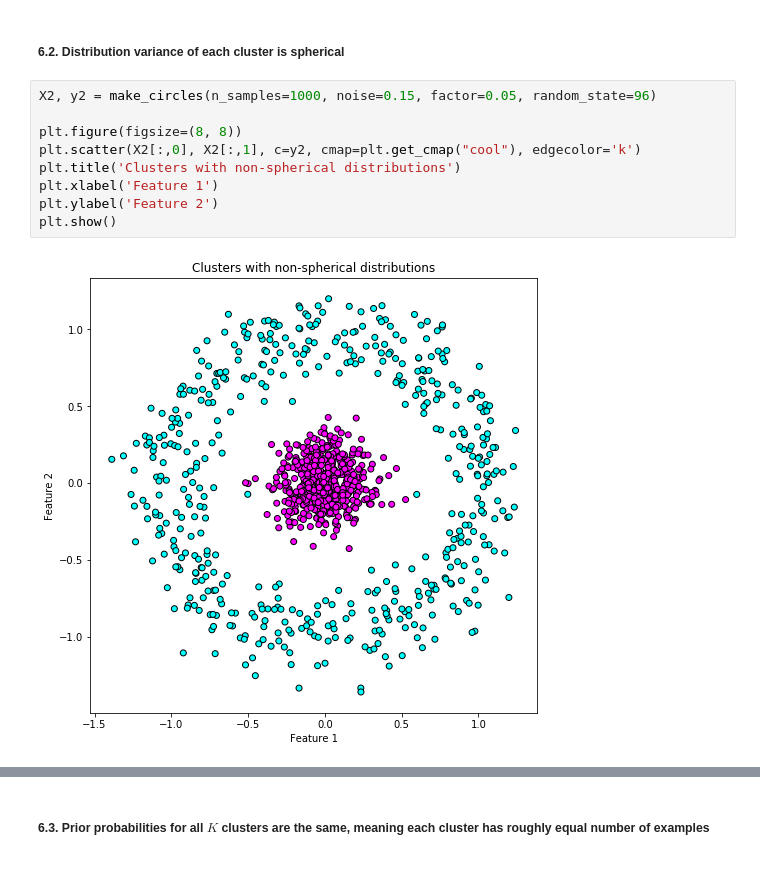
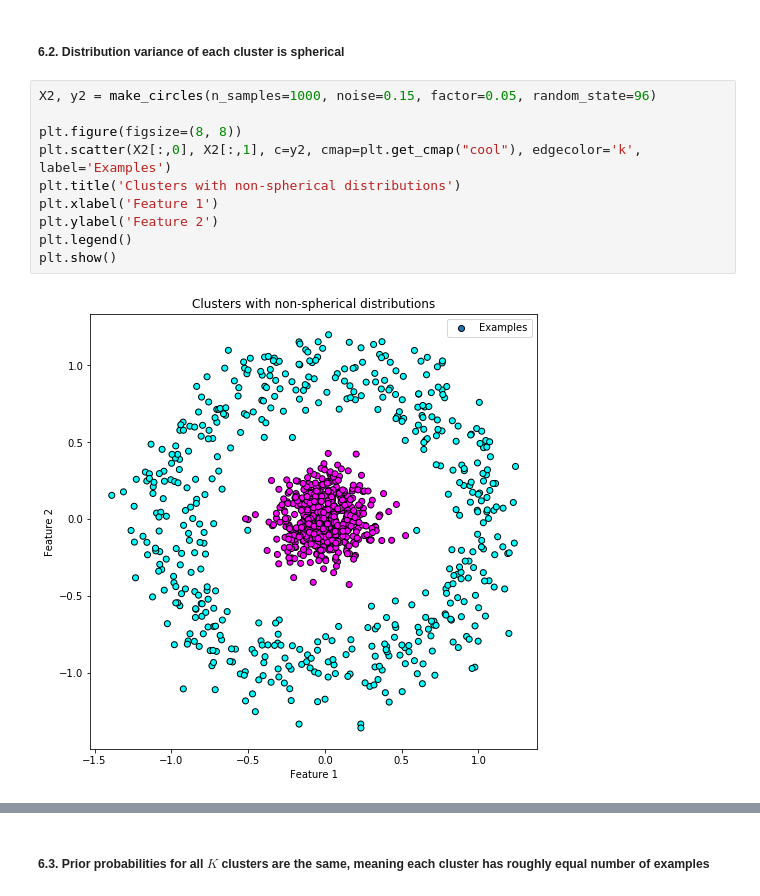
Before and after one commit to tzadro/aldm-lab, a Jupyter notebook: K-Means.ipynb, the cells around one changed output, grey strips where cells are left out. Drawn from its saved outputs; the diff is of its cells as text.

```diff
--- a/K-Means.ipynb
+++ b/K-Means.ipynb
@@ -205,14 +206,15 @@ plt.show()
 # %%
 X2, y2 = make_circles(n_samples=1000, noise=0.15, factor=0.05, random_state=96)
 
 plt.figure(figsize=(8, 8))
-plt.scatter(X2[:,0], X2[:,1], c=y2, cmap=plt.get_cmap("cool"), edgecolor='k')
+plt.scatter(X2[:,0], X2[:,1], c=y2, cmap=plt.get_cmap("cool"), edgecolor='k', label='Examples')
 plt.title('Clusters with non-spherical distributions')
 plt.xlabel('Feature 1')
 plt.ylabel('Feature 2')
+plt.legend()
 plt.show()
 # %% [output]
-[figure, old version]
+[figure, new version]
 # %%
 model = KMeans(n_clusters=2)
 model.fit(X2)
```
Also changed, not shown: parts of 4 cells of this notebook, 7 other files.
